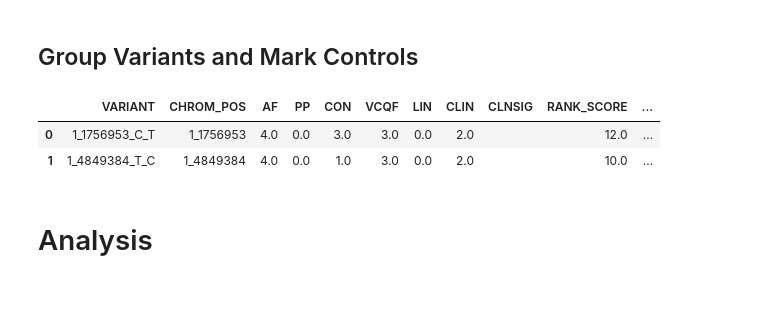
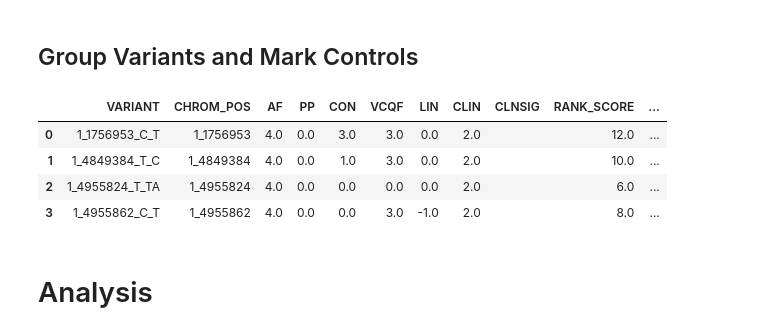
Before and after one commit to josefinelantz/GenScore, a Jupyter notebook: Submission.ipynb, the cells around one changed output. Drawn from its saved outputs; the diff is of its cells as text; code cells hidden in the pictures; blank space fills up the shorter version.

```diff
--- a/Submission.ipynb
+++ b/Submission.ipynb
@@ -160,11 +160,13 @@ df = parse_vcf(vcf_file_path)
 # Group variants and mark controls
 df = group_variants(df.copy())
 # %%
-df.head(2)
+df.head(4)
 # %% [output]
 |  | VARIANT | CHROM_POS | AF | PP | CON | VCQF | LIN | CLIN | CLNSIG | RANK_SCORE | ... |
 | 0 | 1_1756953_C_T | 1_1756953 | 4.0 | 0.0 | 3.0 | 3.0 | 0.0 | 2.0 |  | 12.0 | ... |
 | 1 | 1_4849384_T_C | 1_4849384 | 4.0 | 0.0 | 1.0 | 3.0 | 0.0 | 2.0 |  | 10.0 | ... |
+| 2 | 1_4955824_T_TA | 1_4955824 | 4.0 | 0.0 | 0.0 | 0.0 | 0.0 | 2.0 |  | 6.0 | ... |
+| 3 | 1_4955862_C_T | 1_4955862 | 4.0 | 0.0 | 0.0 | 3.0 | -1.0 | 2.0 |  | 8.0 | ... |
 # %%
 df.to_csv("df_grouped_with_controls.csv")
 # %% [markdown]
```
Also changed, not shown: parts of 18 cells of this notebook, 12 other files.
